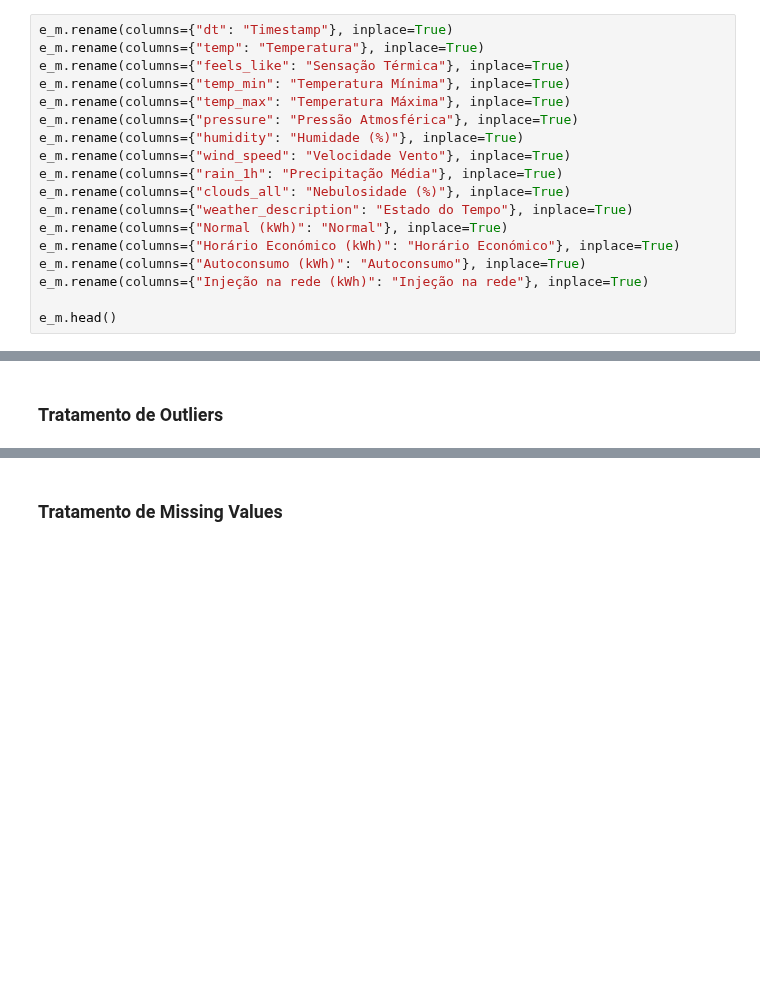
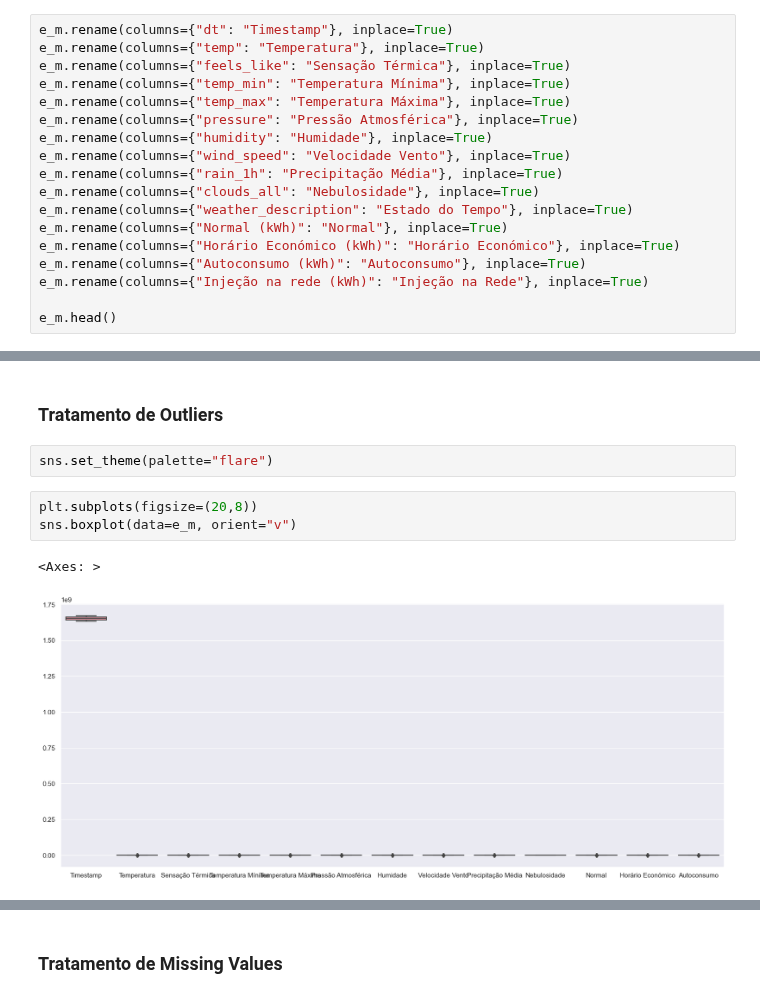
Before and after one commit to rafa2002/DAA-2324, a Jupyter notebook: Energy.ipynb, the cells around one changed output, grey strips where cells are left out. Drawn from its saved outputs; the diff is of its cells as text; blank space fills up the shorter version.

```diff
--- a/Energy.ipynb
+++ b/Energy.ipynb
@@ -367,15 +365,15 @@ e_m.rename(columns={"feels_like": "Sensação Térmica"}, inplace=True)
 e_m.rename(columns={"temp_min": "Temperatura Mínima"}, inplace=True)
 e_m.rename(columns={"temp_max": "Temperatura Máxima"}, inplace=True)
 e_m.rename(columns={"pressure": "Pressão Atmosférica"}, inplace=True)
-e_m.rename(columns={"humidity": "Humidade (%)"}, inplace=True)
+e_m.rename(columns={"humidity": "Humidade"}, inplace=True)
 e_m.rename(columns={"wind_speed": "Velocidade Vento"}, inplace=True)
 e_m.rename(columns={"rain_1h": "Precipitação Média"}, inplace=True)
-e_m.rename(columns={"clouds_all": "Nebulosidade (%)"}, inplace=True)
+e_m.rename(columns={"clouds_all": "Nebulosidade"}, inplace=True)
 e_m.rename(columns={"weather_description": "Estado do Tempo"}, inplace=True)
 e_m.rename(columns={"Normal (kWh)": "Normal"}, inplace=True)
 e_m.rename(columns={"Horário Económico (kWh)": "Horário Económico"}, inplace=True)
 e_m.rename(columns={"Autoconsumo (kWh)": "Autoconsumo"}, inplace=True)
-e_m.rename(columns={"Injeção na rede (kWh)": "Injeção na rede"}, inplace=True)
+e_m.rename(columns={"Injeção na rede (kWh)": "Injeção na Rede"}, inplace=True)
 
 e_m.head()
 # %% [output]
@@ -501,2 +592,10 @@ weather_description
 # %% [markdown]
 ### Tratamento de Outliers
+# %%
+sns.set_theme(palette="flare")
+# %%
+plt.subplots(figsize=(20,8))
+sns.boxplot(data=e_m, orient="v")
+# %% [output]
+<Axes: >
+[figure, added]
```
Also changed, not shown: parts of 68 cells of this notebook.
